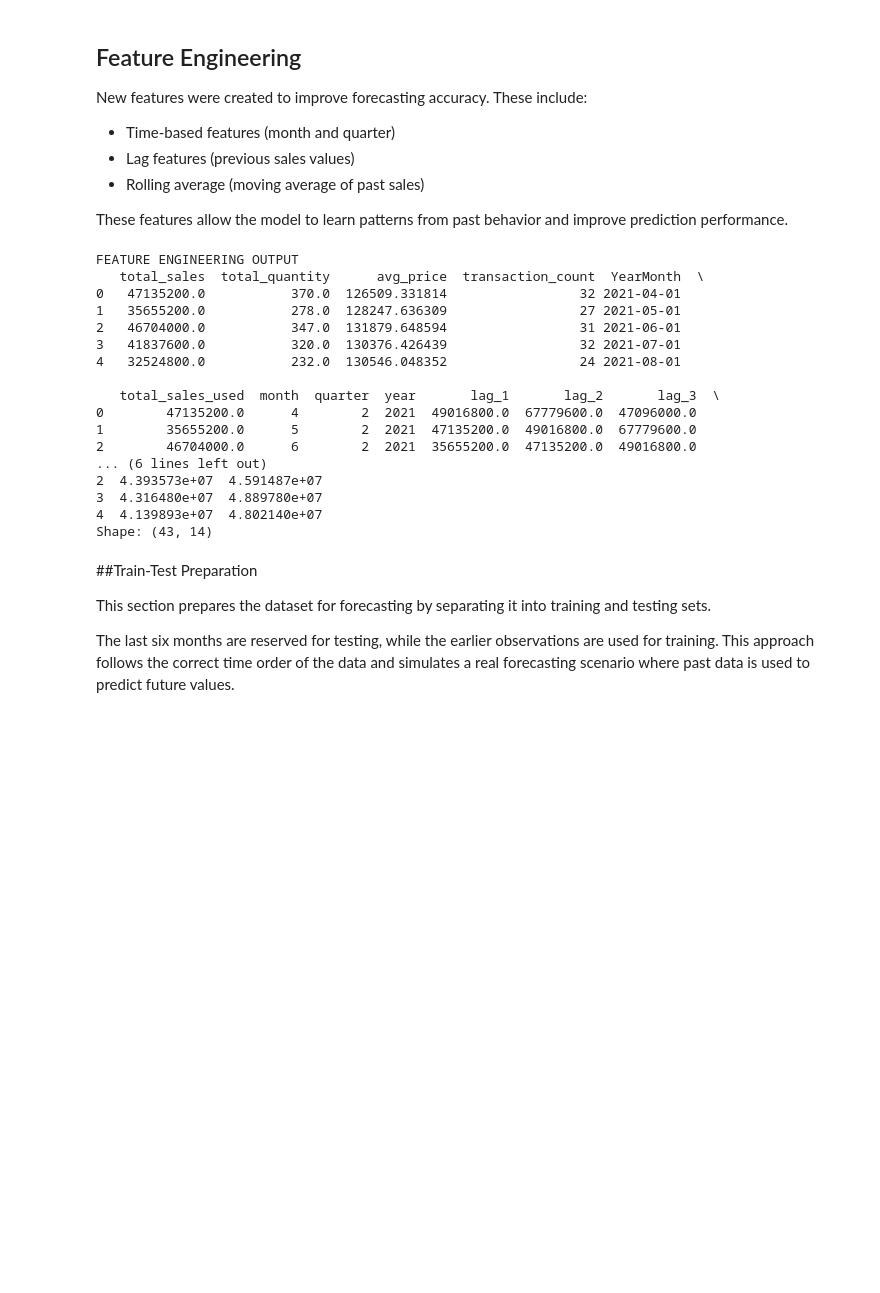
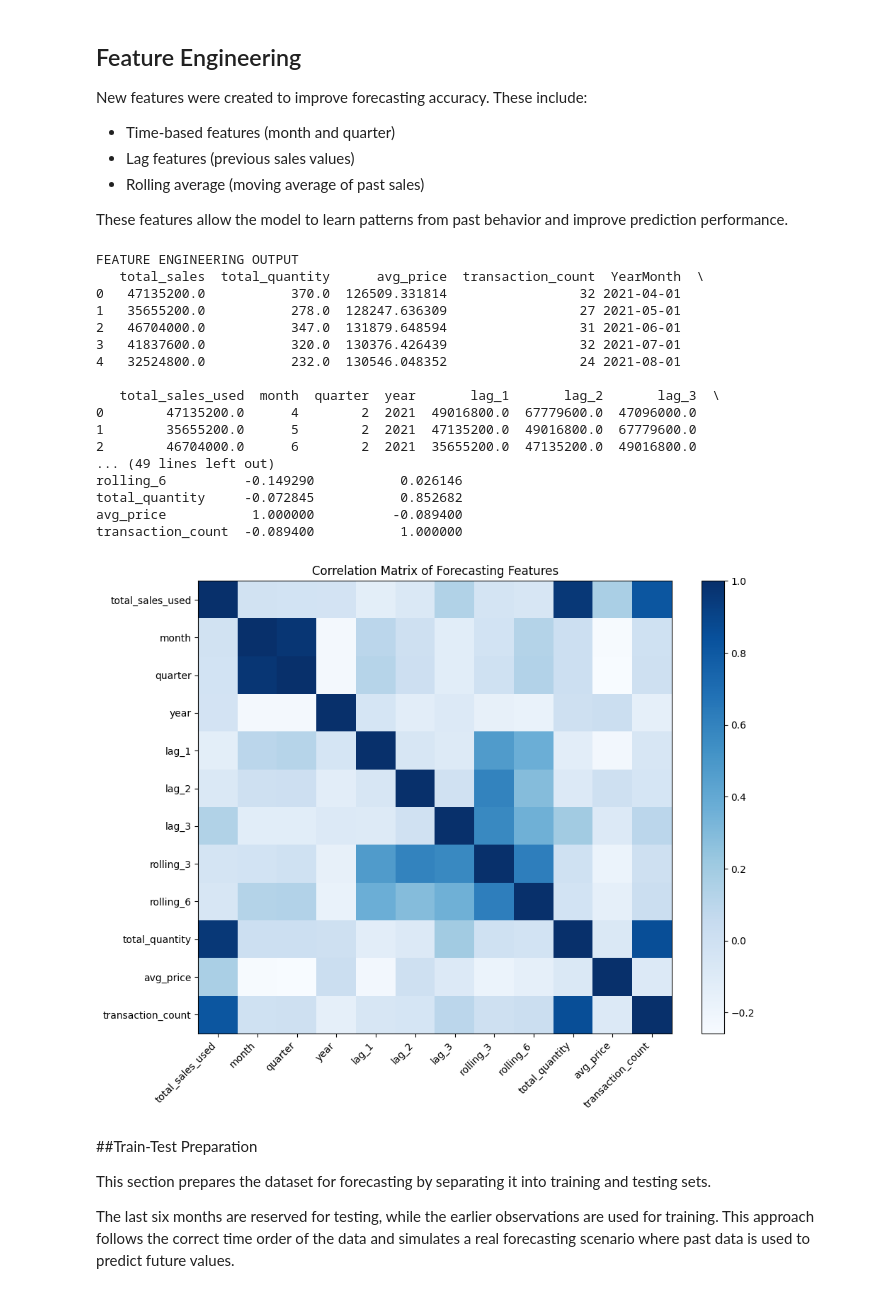
Before and after one commit to marygizem/-Machine-Learning-and-Predictive-Analytics, a Jupyter notebook: Final_Milestone_2_Project_Forecasting_Model_with_DataViz_Final.ipynb, the cells around one changed output. Cells and saved outputs as stored; diff of their text form; code cells hidden in the pictures; blank space fills up the shorter version.

```diff
--- a/Final_Milestone_2_Project_Forecasting_Model_with_DataViz_Final.ipynb
+++ b/Final_Milestone_2_Project_Forecasting_Model_with_DataViz_Final.ipynb
@@ -237,38 +237,79 @@ Documentation:
 """
 
 monthly_sales["month"] = monthly_sales["YearMonth"].dt.month
 monthly_sales["quarter"] = monthly_sales["YearMonth"].dt.quarter
 monthly_sales["year"] = monthly_sales["YearMonth"].dt.year
 
 for lag in [1, 2, 3]:
     monthly_sales[f"lag_{lag}"] = monthly_sales["total_sales_used"].shift(lag)
 
 monthly_sales["rolling_3"] = monthly_sales["total_sales_used"].shift(1).rolling(window=3).mean()
 monthly_sales["rolling_6"] = monthly_sales["total_sales_used"].shift(1).rolling(window=6).mean()
 
 model_data = monthly_sales.dropna().reset_index(drop=True)
 
 print("\nFEATURE ENGINEERING OUTPUT")
 print(model_data.head())
 print("Shape:", model_data.shape)
+
+"""## Correlation Analysis
+
+This section examines the relationships between the target variable and the engineered features used for forecasting.
+
+A correlation matrix helps identify which variables are strongly associated with monthly sales and supports feature understanding before model training.
+"""
+
+# ============================================================
+# 6.1) CORRELATION ANALYSIS
+# ============================================================
+"""
+Documentation:
+- A correlation matrix is used to examine the relationships between the target variable
+  and the engineered forecasting features.
+- This helps identify which features are strongly associated with total_sales_used.
+- The analysis supports feature understanding before model training.
+"""
+
+corr_cols = [
+    "total_sales_used",
+    "month", "quarter", "year",
+    "lag_1", "lag_2", "lag_3",
+    "rolling_3", "rolling_6",
+    "total_quantity", "avg_price", "transaction_count"
+]
+
+corr_matrix = model_data[corr_cols].corr()
+
+print("\nCORRELATION MATRIX")
+print(corr_matrix)
+
+plt.figure(figsize=(10, 8))
+plt.imshow(corr_matrix, cmap="Blues", aspect="auto")
+plt.colorbar()
+plt.xticks(range(len(corr_cols)), corr_cols, rotation=45, ha="right")
+plt.yticks(range(len(corr_cols)), corr_cols)
+plt.title("Correlation Matrix of Forecasting Features")
+plt.tight_layout()
+plt.show()
 # %% [output]
 FEATURE ENGINEERING OUTPUT
    total_sales  total_quantity      avg_price  transaction_count  YearMonth  \
 0   47135200.0           370.0  126509.331814                 32 2021-04-01
 1   35655200.0           278.0  128247.636309                 27 2021-05-01
 2   46704000.0           347.0  131879.648594                 31 2021-06-01
 3   41837600.0           320.0  130376.426439                 32 2021-07-01
 4   32524800.0           232.0  130546.048352                 24 2021-08-01
 
    total_sales_used  month  quarter  year       lag_1       lag_2       lag_3  \
 0        47135200.0      4        2  2021  49016800.0  67779600.0  47096000.0
 1        35655200.0      5        2  2021  47135200.0  49016800.0  67779600.0
 2        46704000.0      6        2  2021  35655200.0  47135200.0  49016800.0
-... (6 lines left out)
-2  4.393573e+07  4.591487e+07
-3  4.316480e+07  4.889780e+07
-4  4.139893e+07  4.802140e+07
-Shape: (43, 14)
+... (49 lines left out)
+rolling_6          -0.149290           0.026146
+total_quantity     -0.072845           0.852682
+avg_price           1.000000          -0.089400
+transaction_count  -0.089400           1.000000
+[figure, added]
 # %% [markdown]
 ##Train-Test Preparation
 
```
